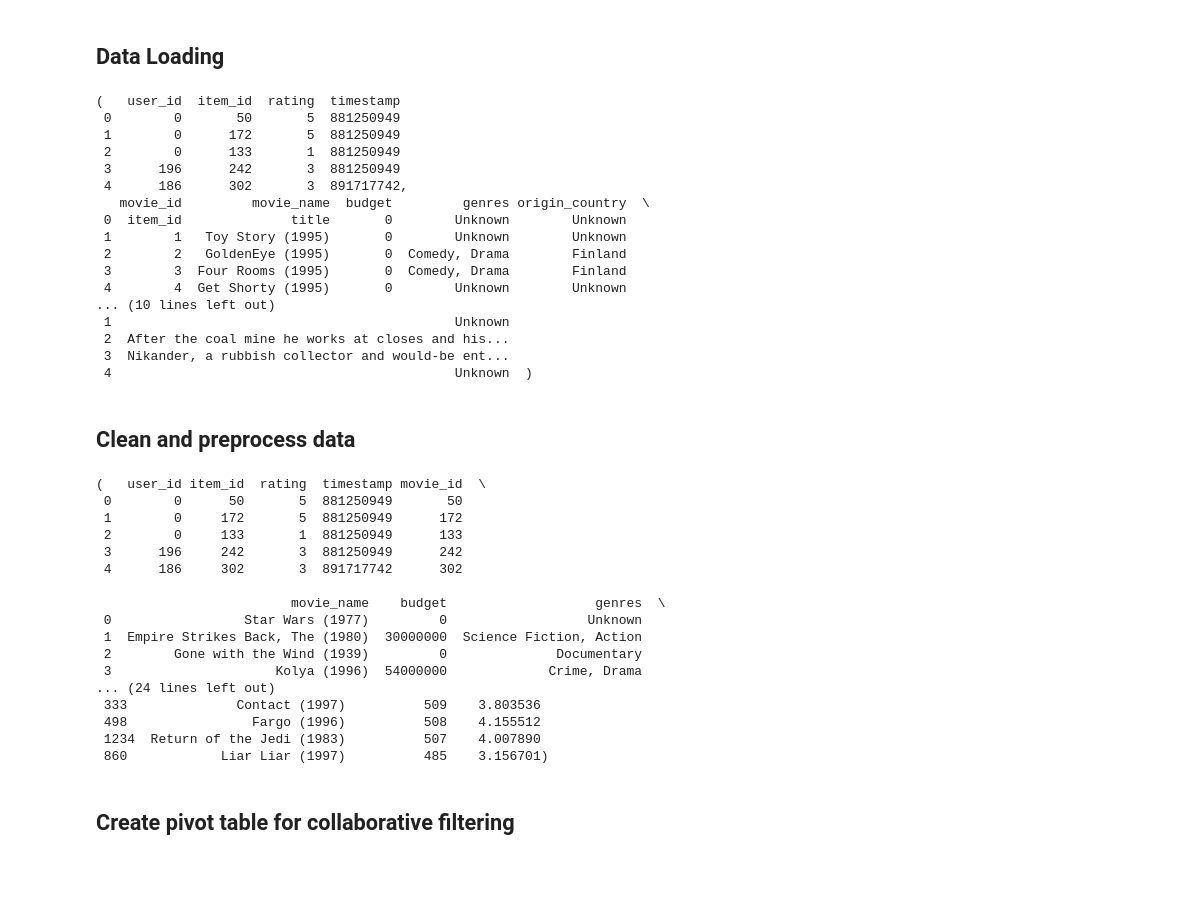
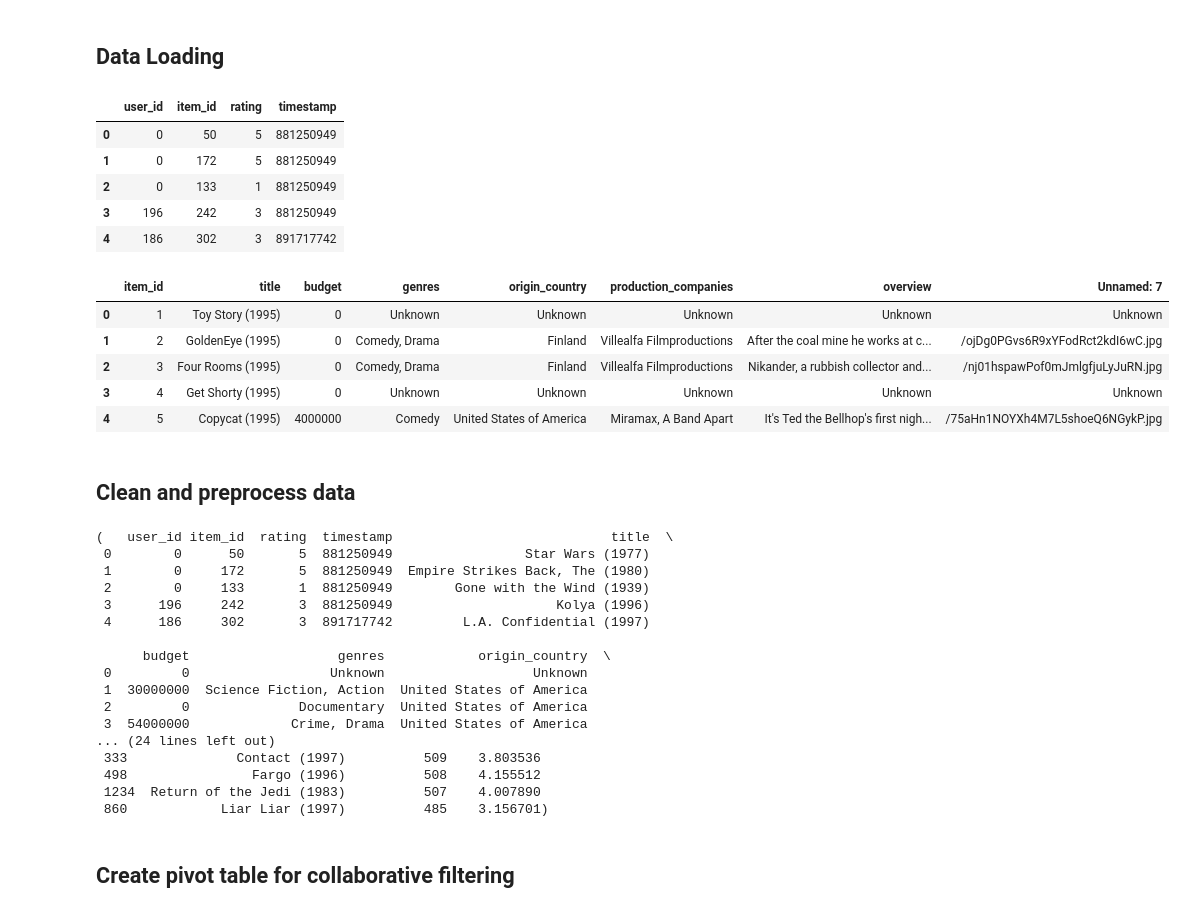
Before and after one commit to ShaliniR8/movie-recommendation-1, a Jupyter notebook: mov_rec.ipynb, the cells around one changed output. Cells and saved outputs as stored; diff of their text form; code cells hidden in the pictures; blank space fills up the shorter version.

```diff
--- a/mov_rec.ipynb
+++ b/mov_rec.ipynb
@@ -117,26 +117,24 @@ file_tsv_path = "file.tsv"
 movie_details_path = "Movie_Id_Titles_Enhanced.csv"
 
 ratings_df = pd.read_csv(file_tsv_path, sep="\t", header=None, names=["user_id", "item_id", "rating", "timestamp"])
-movies_df = pd.read_csv(movie_details_path, header=None, names=["movie_id", "movie_name", "budget", "genres", "origin_country", "production_companies", "overview"])
+movies_df = pd.read_csv(movie_details_path)
 
-ratings_df.head(), movies_df.head()
+ratings_df.head()
 # %% [output]
-(   user_id  item_id  rating  timestamp
- 0        0       50       5  881250949
- 1        0      172       5  881250949
- 2        0      133       1  881250949
- 3      196      242       3  881250949
- 4      186      302       3  891717742,
-   movie_id         movie_name  budget         genres origin_country  \
- 0  item_id              title       0        Unknown        Unknown
- 1        1   Toy Story (1995)       0        Unknown        Unknown
- 2        2   GoldenEye (1995)       0  Comedy, Drama        Finland
- 3        3  Four Rooms (1995)       0  Comedy, Drama        Finland
- 4        4  Get Shorty (1995)       0        Unknown        Unknown
-... (10 lines left out)
- 1                                            Unknown
- 2  After the coal mine he works at closes and his...
- 3  Nikander, a rubbish collector and would-be ent...
- 4                                            Unknown  )
+|  | user_id | item_id | rating | timestamp |
+| 0 | 0 | 50 | 5 | 881250949 |
+| 1 | 0 | 172 | 5 | 881250949 |
+| 2 | 0 | 133 | 1 | 881250949 |
+| 3 | 196 | 242 | 3 | 881250949 |
+| 4 | 186 | 302 | 3 | 891717742 |
+# %%
+movies_df.head()
+# %% [output]
+|  | item_id | title | budget | genres | origin_country | production_companies | overview | Unnamed: 7 |
+| 0 | 1 | Toy Story (1995) | 0 | Unknown | Unknown | Unknown | Unknown | Unknown |
+| 1 | 2 | GoldenEye (1995) | 0 | Comedy, Drama | Finland | Villealfa Filmproductions | After the coal mine he works at c... | /ojDg0PGvs6R9xYFodRct2kdI6wC.jpg |
+| 2 | 3 | Four Rooms (1995) | 0 | Comedy, Drama | Finland | Villealfa Filmproductions | Nikander, a rubbish collector and... | /nj01hspawPof0mJmlgfjuLyJuRN.jpg |
+| 3 | 4 | Get Shorty (1995) | 0 | Unknown | Unknown | Unknown | Unknown | Unknown |
+| 4 | 5 | Copycat (1995) | 4000000 | Comedy | United States of America | Miramax, A Band Apart | It's Ted the Bellhop's first nigh... | /75aHn1NOYXh4M7L5shoeQ6NGykP.jpg |
 # %% [markdown]
 ## Clean and preprocess data
@@ -143,26 +146,21 @@ ratings_df.head(), movies_df.head()
 # %%
-movies_df = movies_df[movies_df.movie_id != "item_id"]
-ratings_df['item_id'] = ratings_df['item_id'].astype(str)
-movies_df['movie_id'] = movies_df['movie_id'].astype(str)
-ratings_with_movies = pd.merge(ratings_df, movies_df, left_on='item_id', right_on='movie_id', how='inner')
-
-ratings_summary = ratings_with_movies.groupby('movie_name')['rating'].agg(['count', 'mean']).reset_index()
+ratings_summary = ratings_with_movies.groupby('title')['rating'].agg(['count', 'mean']).reset_index()
 ratings_summary = ratings_summary.rename(columns={"count": "num_ratings", "mean": "avg_rating"}).sort_values(by="num_ratings", ascending=False)
 
 ratings_with_movies.head(), ratings_summary.head()
 # %% [output]
-(   user_id item_id  rating  timestamp movie_id  \
- 0        0      50       5  881250949       50
- 1        0     172       5  881250949      172
- 2        0     133       1  881250949      133
- 3      196     242       3  881250949      242
- 4      186     302       3  891717742      302
+(   user_id item_id  rating  timestamp                            title  \
+ 0        0      50       5  881250949                 Star Wars (1977)
+ 1        0     172       5  881250949  Empire Strikes Back, The (1980)
+ 2        0     133       1  881250949        Gone with the Wind (1939)
+ 3      196     242       3  881250949                     Kolya (1996)
+ 4      186     302       3  891717742         L.A. Confidential (1997)
 
-                         movie_name    budget                   genres  \
- 0                 Star Wars (1977)         0                  Unknown
- 1  Empire Strikes Back, The (1980)  30000000  Science Fiction, Action
- 2        Gone with the Wind (1939)         0              Documentary
- 3                     Kolya (1996)  54000000             Crime, Drama
+      budget                   genres            origin_country  \
+ 0         0                  Unknown                   Unknown
+ 1  30000000  Science Fiction, Action  United States of America
+ 2         0              Documentary  United States of America
+ 3  54000000             Crime, Drama  United States of America
 ... (24 lines left out)
  333              Contact (1997)          509    3.803536
  498                Fargo (1996)          508    4.155512
```
Also changed, not shown: parts of 4 cells of this notebook.
